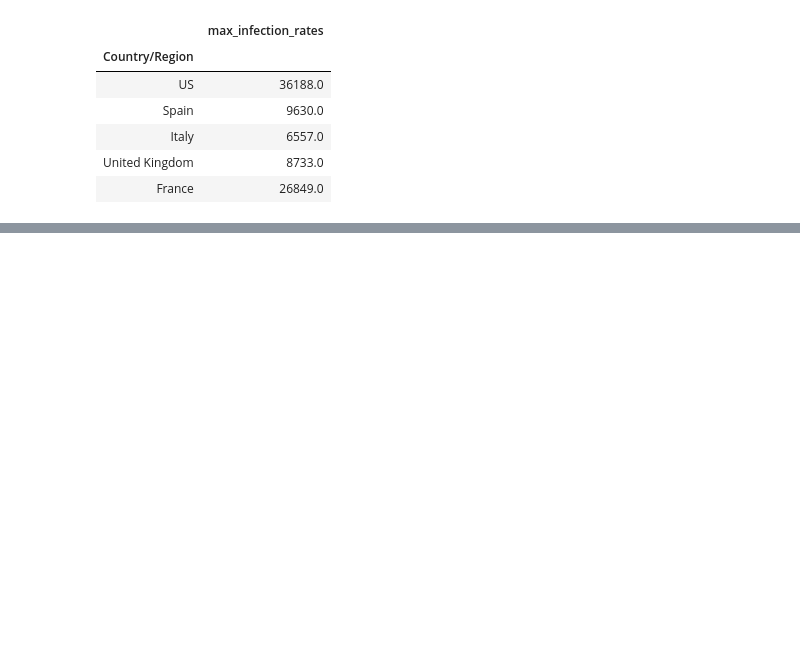
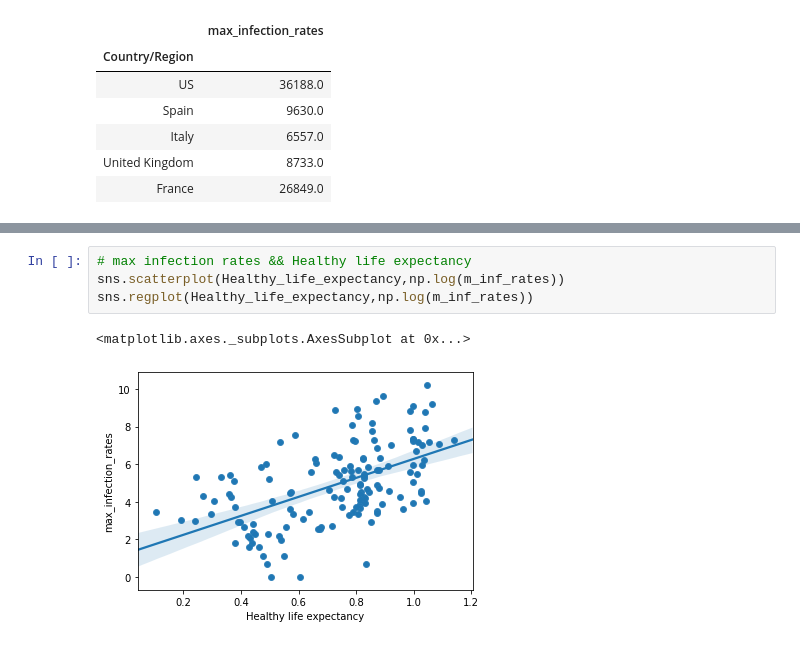
Before and after one commit to Mehe2na/Covid19_analysis, a Jupyter notebook: covid19.ipynb, the cells around one changed output, grey strips where cells are left out. Saved outputs shown, nothing was run; the diff lists cells and outputs as text; blank space fills up the shorter version.

```diff
--- a/covid19.ipynb
+++ b/covid19.ipynb
@@ -221,0 +298,7 @@ covid_merge.head() # see the index
+# %%
+# max infection rates && Healthy life expectancy
+sns.scatterplot(Healthy_life_expectancy,np.log(m_inf_rates))
+sns.regplot(Healthy_life_expectancy,np.log(m_inf_rates))
+# %% [output]
+<matplotlib.axes._subplots.AxesSubplot at 0x...>
+[figure, added]
```
Also changed, not shown: parts of 19 cells of this notebook.
